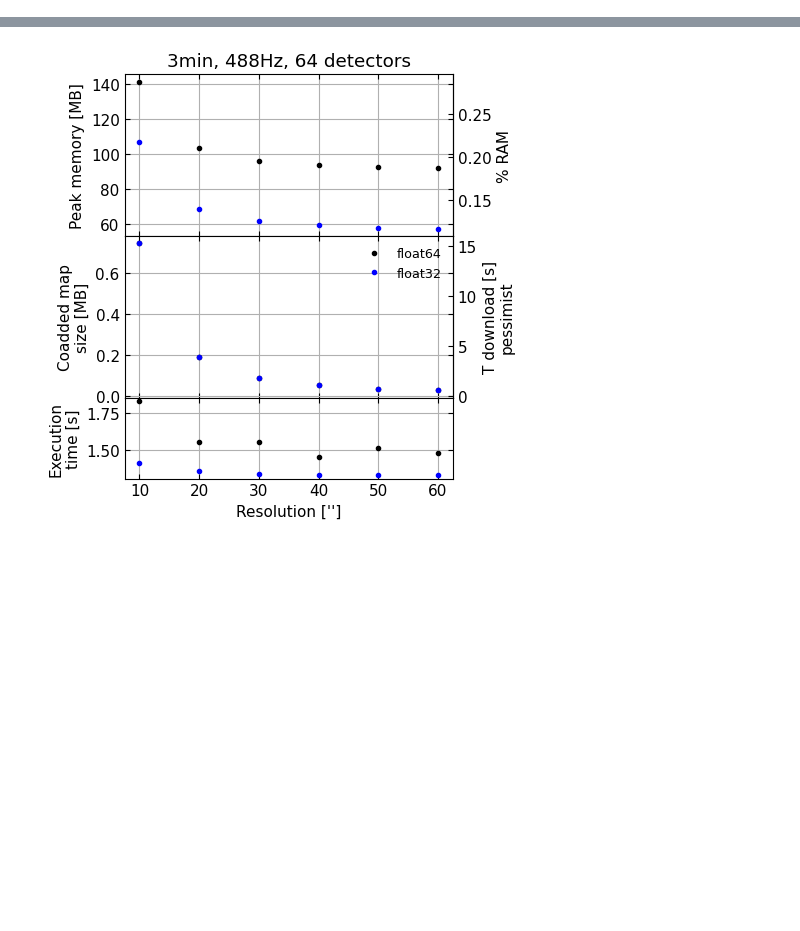
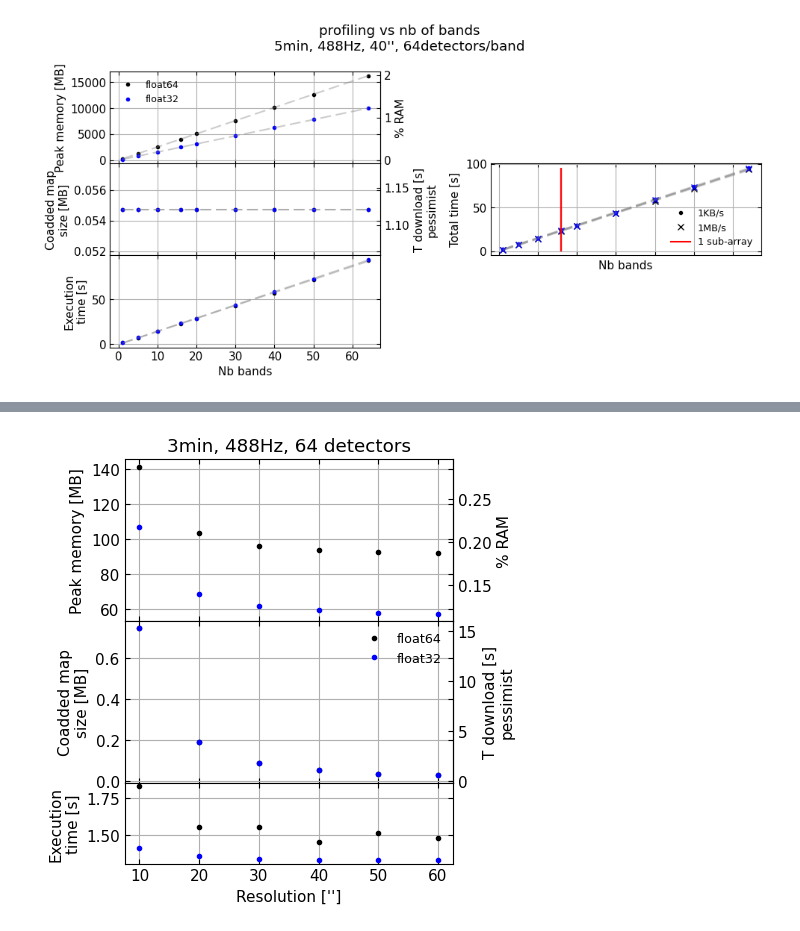
Before and after one commit to tim-balloon/TIM_analysis, a Jupyter notebook: namap/profiling.ipynb, the cells around one changed output, grey strips where cells are left out. Drawn from its saved outputs; the diff is of its cells as text; code cells hidden in the pictures; blank space fills up the shorter version.

```diff
--- a/namap/profiling.ipynb
+++ b/namap/profiling.ipynb
@@ -33,0 +194,83 @@ dict_keys(['profiling vs tod time', 'profiling vs resolution', 'profiling vs nb
+# %%
+fig, axs = plt.subplots(3,2,figsize=(10,5), sharex=True,)
+axm, axb, axt, axT = axs[0,0], axs[1,0], axs[2,0],axs[1,1]
+axs[2,1].axis('off')
+axs[0,1].axis('off')
+
+key = 'profiling vs nb bands'
+key2 = "nb bands"
+
+def f_to_z(x): return x/(8 *1024)
+secax = axm.secondary_yaxis("right", functions=(f_to_z,f_to_z))
+secax.set_ylabel(f'% RAM')
+
+def f_to_z(x): return x/0.048828125
+secax = axb.secondary_yaxis("right", functions=(f_to_z,f_to_z))
+secax.set_ylabel(f'T download [s]\npessimist')
+
+for precision, color in zip(('float64', 'float32'),('k','b','r')):
+    axm.plot(perfs[key][key2], perfs[key][precision]['peak memory [MB]'], f'.{color}', label= precision)
+    axb.plot(perfs[key][key2], perfs[key][precision]['output size [MB]'], f'.{color}')
+    axt.plot(perfs[key][key2], perfs[key][precision]['time [s]'], f'.{color}')
+
+    a_coeffs = np.polyfit(perfs[key][key2], perfs[key][precision]['peak memory [MB]'], 1)
+    p_lin = np.poly1d(a_coeffs)
+    x_fit = np.linspace(min(perfs[key][key2]), max(perfs[key][key2]), 200)
+    y_lin = p_lin(x_fit)
+    axm.plot(x_fit, y_lin, color='gray', linestyle='--', alpha=0.4)
+
+    a_coeffs = np.polyfit(perfs[key][key2], perfs[key][precision]['output size [MB]'], 1)
+    p_lin = np.poly1d(a_coeffs)
+    x_fit = np.linspace(min(perfs[key][key2]), max(perfs[key][key2]), 200)
+    y_lin = p_lin(x_fit)
+    axb.plot(x_fit, y_lin, color='gray', linestyle='--', alpha=0.4)
+
+    a_coeffs = np.polyfit(perfs[key][key2], perfs[key][precision]['time [s]'], 1)
+    p_lin = np.poly1d(a_coeffs)
+    x_fit = np.linspace(min(perfs[key][key2]), max(perfs[key][key2]), 200)
+    y_lin = p_lin(x_fit)
+    axt.plot(x_fit, y_lin, color='gray', linestyle='--', alpha=0.4)
+
+    for telemetry, marker, label in zip((0.048828125, 1), ('.','x'), ('1KB/s', '1MB/s')):
+        telemetry_time = np.asarray(perfs[key][precision]['output size [MB]']) / telemetry
+        Ttot =  np.asarray(perfs[key][precision]['time [s]'])+telemetry_time
+        axT.plot(perfs[key][key2],Ttot,marker, c=color, label=label)
+
+        a_coeffs = np.polyfit(perfs[key][key2], Ttot, 1)
+        p_lin = np.poly1d(a_coeffs)
+        x_fit = np.linspace(min(perfs[key][key2]), max(perfs[key][key2]), 200)
+        y_lin = p_lin(x_fit)
+        axT.plot(x_fit, y_lin, color='gray', linestyle='--', alpha=0.4)
+        axT.vlines(16, 0, Ttot.max(), color='r')
+
+
+patchs = []
+patch = mpatches.Patch(color='b', label='float32'); patchs.append(patch);
+patch = mpatches.Patch(color='k', label='float64'); patchs.append(patch);
+axm.legend(handles=patchs)
+
+
+
+patchs = []
+patch = mlines.Line2D([], [], linestyle='None',marker='.',    color='k', label='1KB/s'); patchs.append(patch)
+patch = mlines.Line2D([], [], color='k', linestyle='None',marker='x',  label='1MB/s'); patchs.append(patch)
+patch = mlines.Line2D([], [], color='r', linestyle='solid',label='1 sub-array'); patchs.append(patch)
+
+axT.legend(handles=patchs, loc= 'lower right')
+
+ymin, ymax = axm.get_ylim()
+axm.legend()
+#axm.set_yticks(np.arange(int(0), int(ymax)+10, 150))
+axm.set_ylabel('Peak memory [MB]')
+axt.set_ylabel('Execution\ntime [s]')
+fig.suptitle("profiling vs nb of bands\n5min, 488Hz, 40'', 64detectors/band")
+axt.set_xlabel("Nb bands")
+axb.set_ylabel('Coadded map\nsize [MB]')
+
+axT.set_ylabel('Total time [s]')
+axT.set_xlabel("Nb bands")
+
+fig.tight_layout()
+fig.subplots_adjust(hspace=0)
+# %% [output]
+[figure, added]
```
Also changed, not shown: parts of 6 cells of this notebook, 4 other files.
